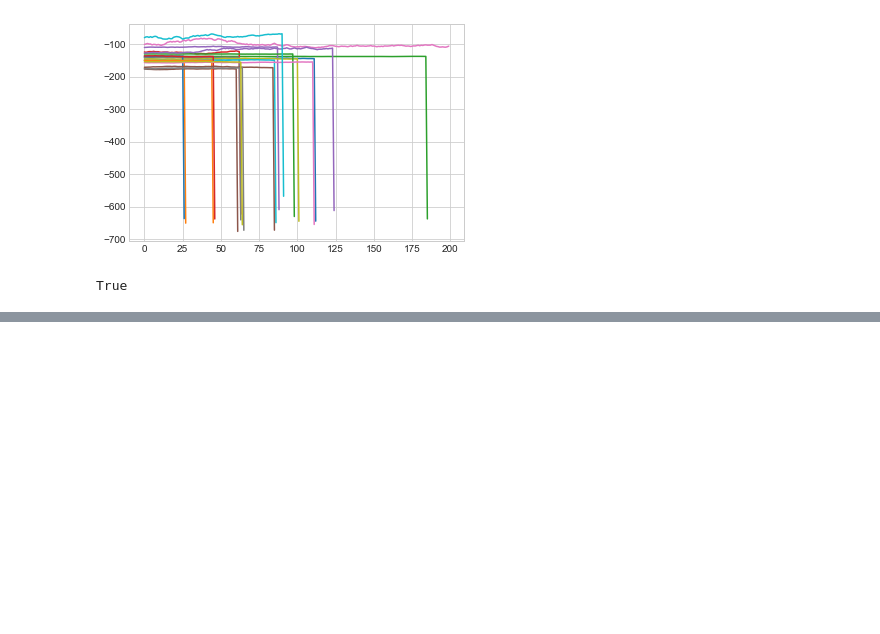
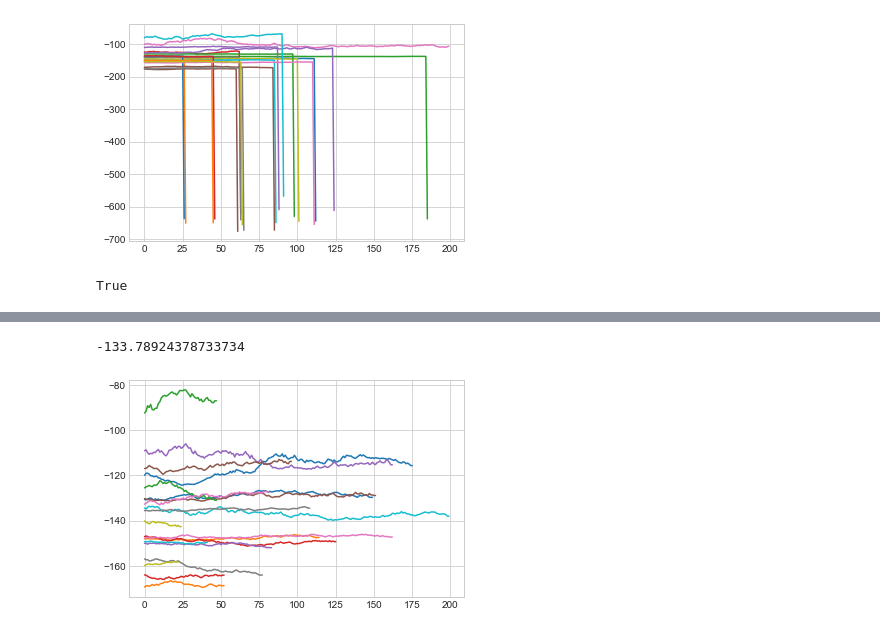
Before and after one commit to nanaimi/LSD_RL, a Jupyter notebook: notebooks/plots_one.ipynb, the cells around one changed output, grey strips where cells are left out. Saved outputs shown, nothing was run; the diff lists cells and outputs as text; code cells hidden in the pictures; blank space fills up the shorter version.

```diff
--- a/notebooks/plots_one.ipynb
+++ b/notebooks/plots_one.ipynb
@@ -341,0 +348,5 @@ True
+# %%
+doc = load_obj('dataset_nine', '20210220_1834120')
+# %%
+data = pd.DataFrame.from_dict(doc)
+data
@@ -341,0 +385,16 @@ True
+# %%
+avg_rewards.mean()
+# %% [output]
+-133.78924378733734
+# %%
+fig = plt.figure()
+ax = plt.axes()
+
+# plot twenty or so episodes
+for i in range(1,21):
+    rewards = data['episode_{}'.format(i)]['rewards']
+    num_steps = len(data['episode_{}'.format(i)]['rewards'])
+    steps = np.arange(num_steps)
+    ax.plot(steps, rewards)
+# %% [output]
+[figure, added]
```
Also changed, not shown: parts of 5 cells of this notebook.
